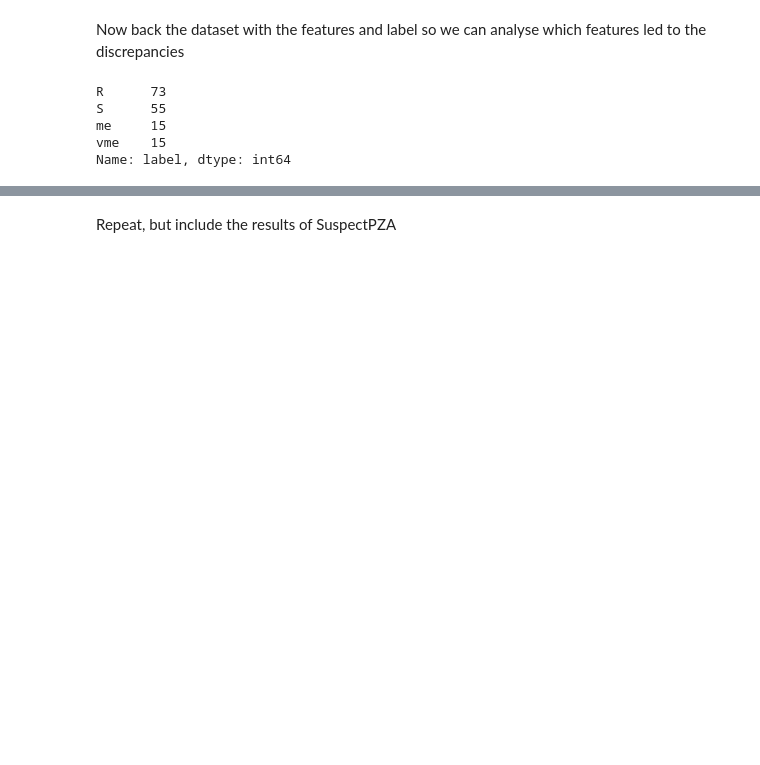
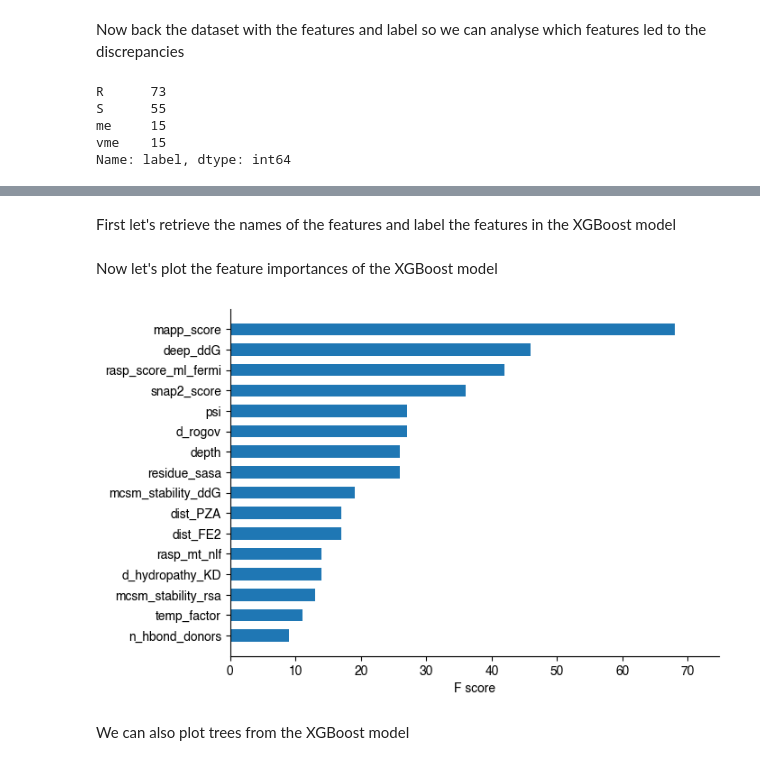
Before and after one commit to fowler-lab/predict-pyrazinamide-resistance, a Jupyter notebook: 11-create-figure-4.ipynb, the cells around one changed output, grey strips where cells are left out. Drawn from its saved outputs; the diff is of its cells as text; code cells hidden in the pictures; blank space fills up the shorter version.

Commit message:
added XGBoost feature importances

```diff
--- a/11-create-figure-4.ipynb
+++ b/11-create-figure-4.ipynb
@@ -190,2 +204,2 @@ fig.savefig('pdf/figure-4/fig-4-discrepancy-me-snap2.pdf', bbox_inches='tight',
-# %% [markdown]
-Repeat, but include the results of SuspectPZA
+# %% [markdown]
+First let's retrieve the names of the features and label the features in the XGBoost model
@@ -191,0 +212,12 @@ Repeat, but include the results of SuspectPZA
+# %% [markdown]
+Now let's plot the feature importances of the XGBoost model
+# %%
+fig,axes=plt.subplots(1,1,figsize=(7,5))
+axes = xgboost.plot_importance(best_model['XB'], show_values=False, height=0.6, ylabel=None, grid=False, title=None, ax=axes)
+axes.spines['right'].set_visible(False)
+axes.spines['top'].set_visible(False)
+fig.savefig('pdf/figure-4/si-xgboost-importance.pdf',bbox_inches='tight', transparent=True)
+# %% [output]
+[figure, added]
+# %% [markdown]
+We can also plot trees from the XGBoost model
```
Also changed, not shown: parts of 9 cells of this notebook.
